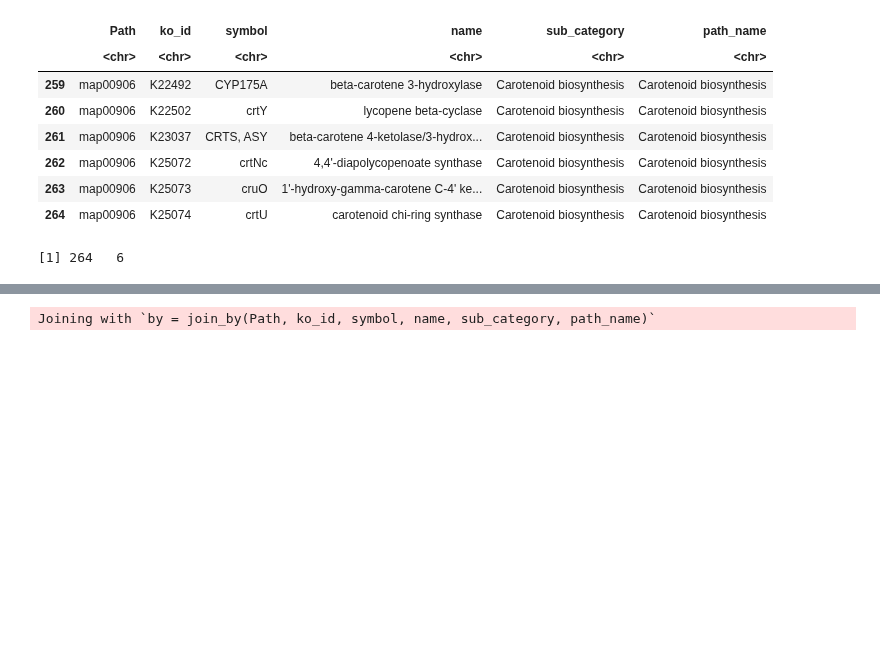
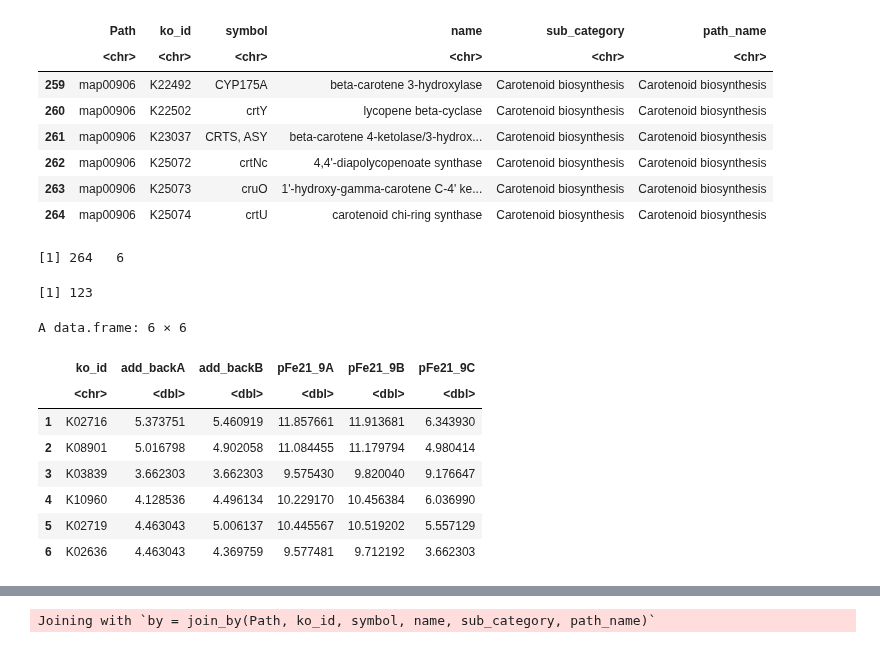
Before and after one commit to CohenLabUGA/SAB_isolates, a Jupyter notebook: jupyter_notebooks/Kegg_annotations.ipynb, the cells around one changed output, grey strips where cells are left out. Saved outputs shown, nothing was run; the diff lists cells and outputs as text; code cells hidden in the pictures; blank space fills up the shorter version.

```diff
--- a/jupyter_notebooks/Kegg_annotations.ipynb
+++ b/jupyter_notebooks/Kegg_annotations.ipynb
@@ -367,3 +367,31 @@ A data.frame: 6 × 6
 | 263 | map00906 | K25073 | cruO | 1'-hydroxy-gamma-carotene C-4' ke... | Carotenoid biosynthesis | Carotenoid biosynthesis |
 | 264 | map00906 | K25074 | crtU | carotenoid chi-ring synthase | Carotenoid biosynthesis | Carotenoid biosynthesis |
 [1] 264   6
+# %%
+read.vsd.k <- function(org){
+    vsd.k <- read.csv(paste('../expression_analysis/vsd_files/', org,'vsd.kegg.csv',sep=''))
+    colnames(vsd.k)[1] <- 'ko_id'
+    colnames(vsd.k) <- gsub('X', '', colnames(vsd.k))
+    vsd.k
+    }
+
+vsd.4.k = read.vsd.k('04')
+
+vsd.8.k = read.vsd.k('08')
+
+vsd.6.k = read.vsd.k('06')
+
+vsd.13.k = read.vsd.k('13')
+length(unique(heat.path$ko_id))
+head(vsd.4.k)
+# %% [output]
+[1] 123
+A data.frame: 6 × 6
+|  | ko_id | add_backA | add_backB | pFe21_9A | pFe21_9B | pFe21_9C |
+|  | <chr> | <dbl> | <dbl> | <dbl> | <dbl> | <dbl> |
+| 1 | K02716 | 5.373751 | 5.460919 | 11.857661 | 11.913681 | 6.343930 |
+| 2 | K08901 | 5.016798 | 4.902058 | 11.084455 | 11.179794 | 4.980414 |
+| 3 | K03839 | 3.662303 | 3.662303 | 9.575430 | 9.820040 | 9.176647 |
+| 4 | K10960 | 4.128536 | 4.496134 | 10.229170 | 10.456384 | 6.036990 |
+| 5 | K02719 | 4.463043 | 5.006137 | 10.445567 | 10.519202 | 5.557129 |
+| 6 | K02636 | 4.463043 | 4.369759 | 9.577481 | 9.712192 | 3.662303 |
```
Also changed, not shown: parts of 3 cells of this notebook, 2 other files.
